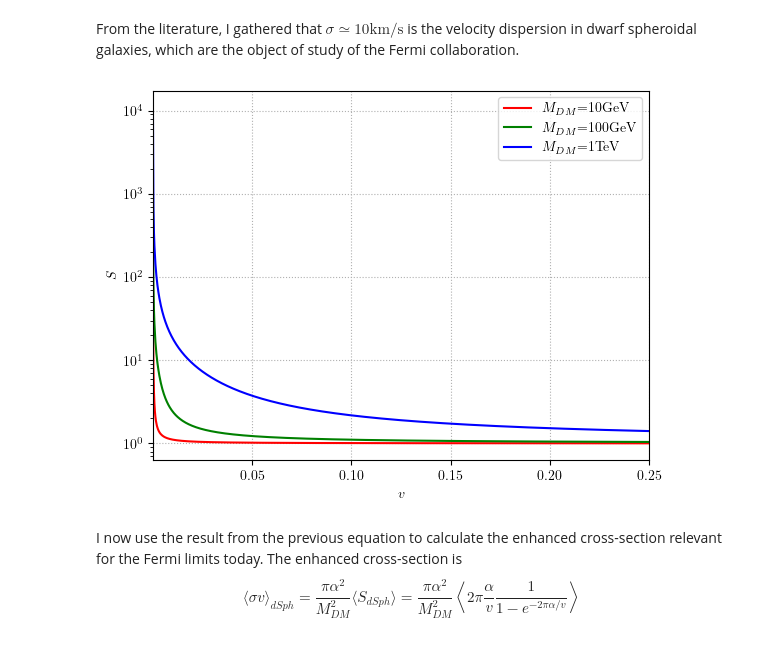
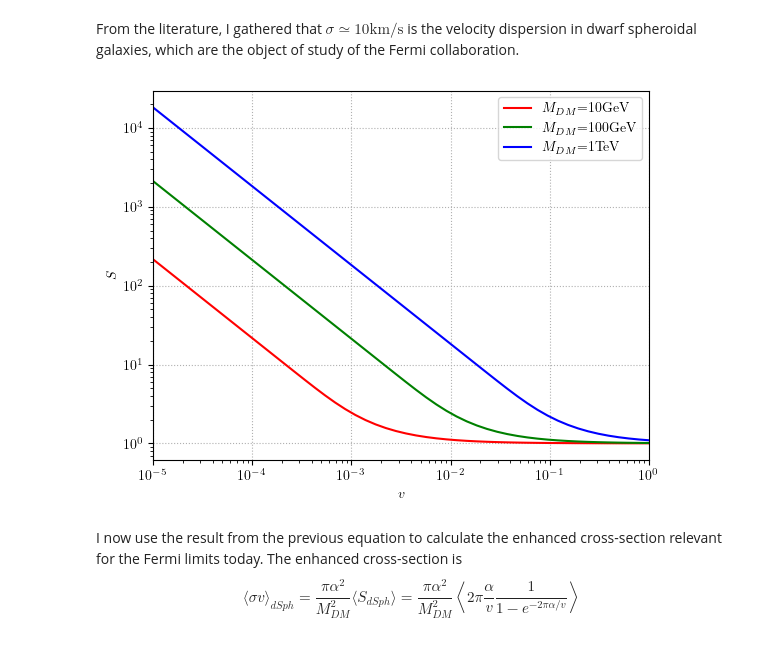
Before and after one commit to LuckeeDev/bachelor-thesis, a Jupyter notebook: notebooks/sommerfeld.ipynb, the cells around one changed output. Drawn from its saved outputs; the diff is of its cells as text; code cells hidden in the pictures.

Commit message:
fix Sommerfeld enhancement factor plot

```diff
--- a/notebooks/sommerfeld.ipynb
+++ b/notebooks/sommerfeld.ipynb
@@ -69,20 +69,21 @@ def avgS_single(alpha):
 
 avgS = np.vectorize(avgS_single)
 # %%
-v_axis = np.linspace(5 / 300000, 0.25, 1000)
+v_axis = np.logspace(-5, 0)
 
 plt.xlabel("$v$")
 plt.ylabel("$S$")
+plt.xscale("log")
 plt.yscale("log")
 plt.grid(linestyle=':')
 plt.margins(x=0)
 plt.plot(v_axis, S(alpha(10), v_axis), color="red", label="$M_{DM}$=10GeV");
 plt.plot(v_axis, S(alpha(100), v_axis), color="green", label="$M_{DM}$=100GeV");
 plt.plot(v_axis, S(alpha(1000), v_axis), color="blue", label="$M_{DM}$=1TeV");
 plt.legend();
 plt.savefig("enhancement_factor.pdf")
 # %% [output]
-[figure, old version]
+[figure, new version]
 # %% [markdown]
 I now use the result from the previous equation to calculate the enhanced cross-section relevant for the Fermi limits today. The enhanced cross-section is
 $$
```
Also changed, not shown: parts of 3 cells of this notebook, 3 other files.
